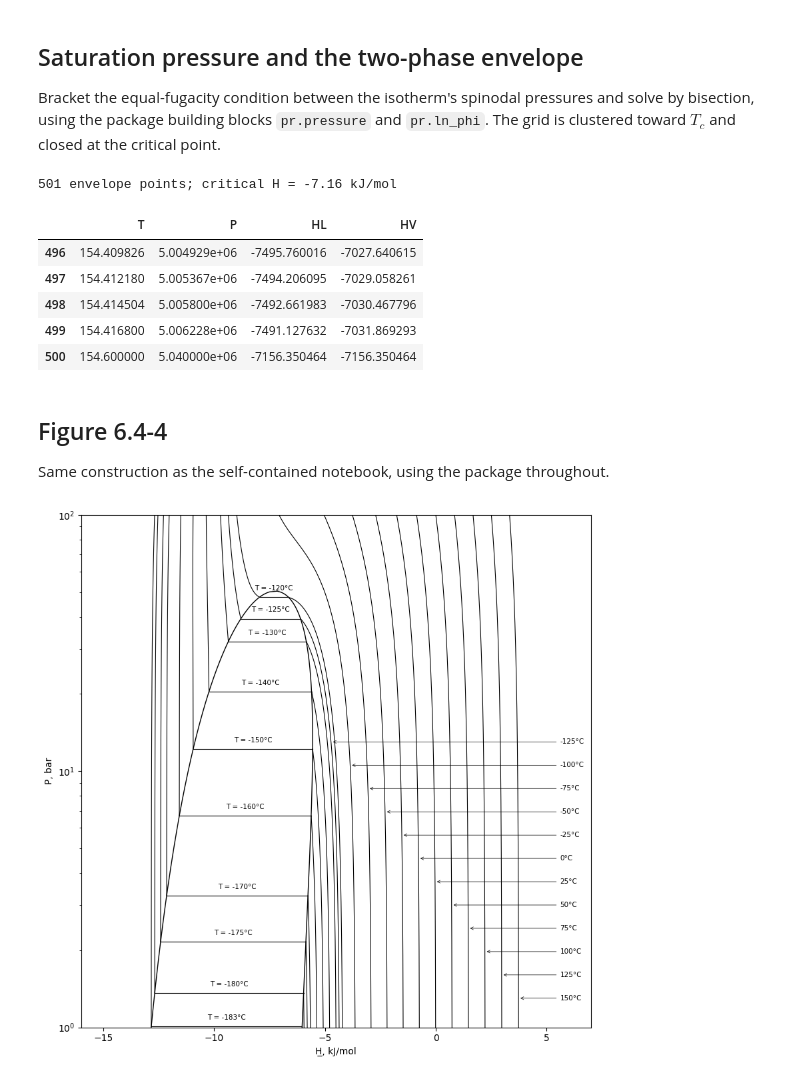
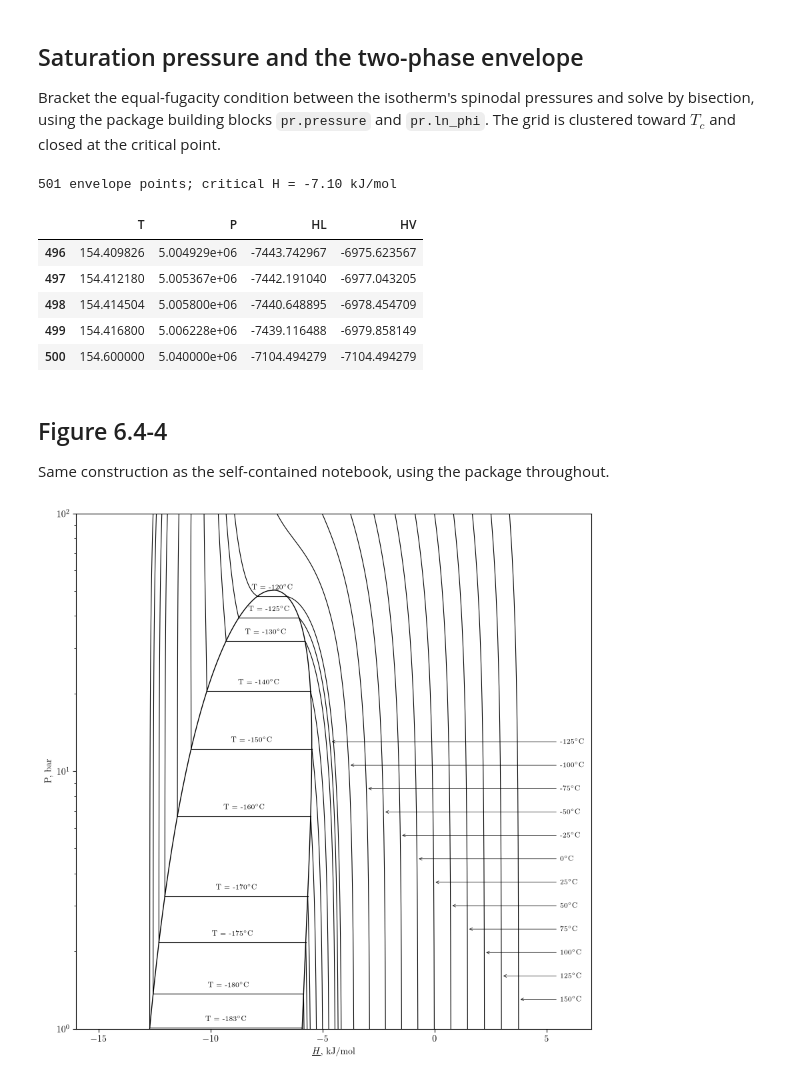
Before and after one commit to emfurst/cbet6e, a Jupyter notebook: code/ch6/PR_enthalpy_O2_example_thermo.ipynb, the cells around one changed output. Cells and saved outputs as stored; diff of their text form; code cells hidden in the pictures.

```diff
--- a/code/ch6/PR_enthalpy_O2_example_thermo.ipynb
+++ b/code/ch6/PR_enthalpy_O2_example_thermo.ipynb
@@ -29,14 +31,29 @@ import sys
 sys.path.append("..")           # so `import thermo` finds code/thermo
 
 import numpy as np
+import matplotlib as mpl
 import matplotlib.pyplot as plt
+
+# Typography, matching the recomputed figures in ch7 (Figs. 7.3-1 to 7.3-4, 7.5-2,
+# 7.5-3): use a real LaTeX installation when there is one, so the figure is set in
+# Computer Modern like the book, and fall back to matplotlib's own mathtext otherwise —
+# the notebook still runs in Colab, which has no TeX.
+from shutil import which
+
+mpl.rcParams["text.usetex"] = which("latex") is not None
+mpl.rcParams.update({
+    "font.family": "serif",
+    "mathtext.fontset": "cm",   # Computer Modern math for the no-TeX fallback
+    "pdf.fonttype": 42,         # keep text as text in the PDF
+    "ps.fonttype": 42,
+})
 import pandas as pd
 from scipy.optimize import brentq
 
-from thermo import PengRobinson
+from thermo import PengRobinson, APPENDIX_A2_CP
 from thermo.peng_robinson import R
 
-pr = PengRobinson.from_database("oxygen")
+pr = PengRobinson.from_database("oxygen", cp=APPENDIX_A2_CP["oxygen"])
 cA, cB, cC, cD = pr.cp          # ideal-gas Cp = cA + cB*T + cC*T^2 + cD*T^3
 T_REF, P_REF = 298.15, 1e5      # ideal gas at 25 C, 1 bar -> H = 0
 TO_KELVIN, BAR, KJ = 273.15, 1e5, 1e3
@@ -107,13 +124,13 @@ envelope = pd.DataFrame(rows).sort_values("T").reset_index(drop=True)
 print(f"{len(envelope)} envelope points; critical H = {Hc/1000:.2f} kJ/mol")
 envelope.tail()
 # %% [output]
-501 envelope points; critical H = -7.16 kJ/mol
+501 envelope points; critical H = -7.10 kJ/mol
 |  | T | P | HL | HV |
-| 496 | 154.409826 | 5.004929e+06 | -7495.760016 | -7027.640615 |
-| 497 | 154.412180 | 5.005367e+06 | -7494.206095 | -7029.058261 |
-| 498 | 154.414504 | 5.005800e+06 | -7492.661983 | -7030.467796 |
-| 499 | 154.416800 | 5.006228e+06 | -7491.127632 | -7031.869293 |
-| 500 | 154.600000 | 5.040000e+06 | -7156.350464 | -7156.350464 |
+| 496 | 154.409826 | 5.004929e+06 | -7443.742967 | -6975.623567 |
+| 497 | 154.412180 | 5.005367e+06 | -7442.191040 | -6977.043205 |
+| 498 | 154.414504 | 5.005800e+06 | -7440.648895 | -6978.454709 |
+| 499 | 154.416800 | 5.006228e+06 | -7439.116488 | -6979.858149 |
+| 500 | 154.600000 | 5.040000e+06 | -7104.494279 | -7104.494279 |
 # %% [markdown]
 ## Figure 6.4-4
 
@@ -147,34 +164,34 @@ for TC in subcrit:
     Pl = np.logspace(np.log10(ps / BAR), 2, 120) * BAR
     ax.plot([H_kJ(p, T, "liquid") for p in Pl], Pl / BAR, "-", color=BLACK, lw=0.8)
     ax.plot([H_kJ(ps, T, "vapor"), H_kJ(ps, T, "liquid")], [ps / BAR, ps / BAR],
             "-", color=BLACK, lw=0.8)
     Hmid = 0.5 * (H_kJ(ps, T, "vapor") + H_kJ(ps, T, "liquid"))
-    ax.text(Hmid, ps / BAR * 1.05, f"T = {TC}°C", fontsize=7.5,
+    ax.text(Hmid, ps / BAR * 1.05, f"T = {TC}$^\\circ$C", fontsize=7.5,
             ha="center", va="bottom")
 
 ax.plot(envelope.HL / KJ, envelope.P / BAR, "-", color=BLACK, lw=1)
 ax.plot(envelope.HV / KJ, envelope.P / BAR, "-", color=BLACK, lw=1)
 
 key_T = [-125, -100, -75, -50, -25, 0, 25, 50, 75, 100, 125, 150]
 P_key = np.logspace(np.log10(13), np.log10(1.3), len(key_T))
 for TC, P_lab in zip(key_T, P_key):
     T = TC + TO_KELVIN
     H_head = H_kJ(P_lab * BAR, T, "vapor")
-    ax.annotate(f"{TC}°C",
+    ax.annotate(f"{TC}$^\\circ$C",
                 xy=(H_head, P_lab), xycoords="data",
                 xytext=(5.6, P_lab), textcoords="data",
                 fontsize=7.5, va="center", ha="left",
                 arrowprops=dict(arrowstyle="->", lw=0.5, color=BLACK))
 
 ax.set_yscale("log")
 ax.set_xlim(-16, 7)
 ax.set_ylim(1, 100)
-ax.set_xlabel("H̲, kJ/mol")
+ax.set_xlabel("$\\underline{H}$, kJ/mol")
 ax.set_ylabel("P, bar")
 
 os.makedirs("pdf", exist_ok=True)
 plt.tight_layout()
 plt.savefig("pdf/Fig_6.4-4_thermo.pdf", dpi=300, bbox_inches="tight")
 plt.show()
 # %% [output]
-[figure, old version]
+[figure, new version]
```
Also changed, not shown: parts of 3 cells of this notebook, 30 other files.
